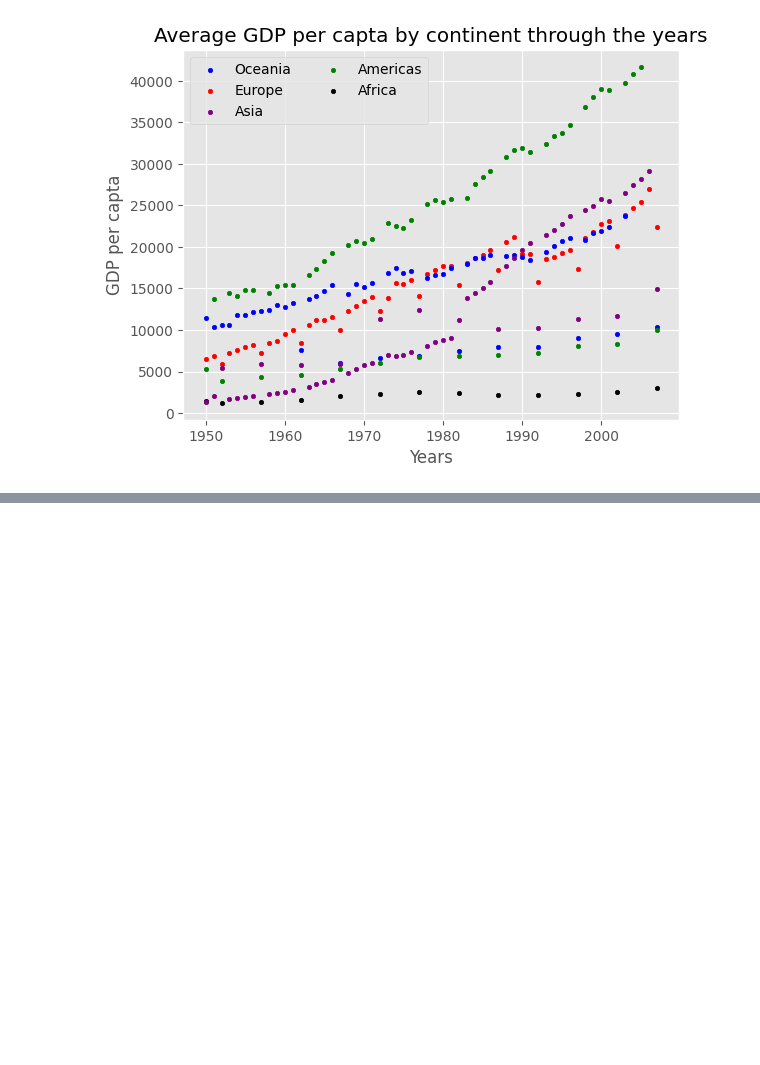
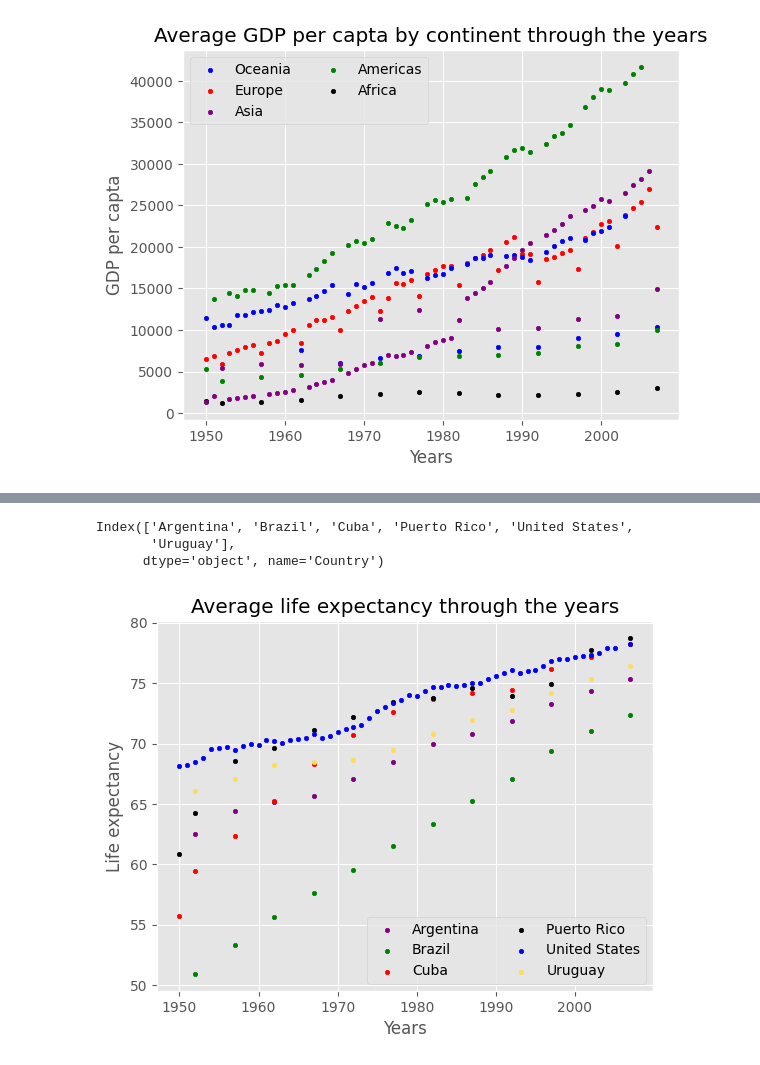
Before and after one commit to florescarol/gapminder_analysis, a Jupyter notebook: analysis.ipynb, the cells around one changed output, grey strips where cells are left out. Saved outputs shown, nothing was run; the diff lists cells and outputs as text; code cells hidden in the pictures; blank space fills up the shorter version.

```diff
--- a/analysis.ipynb
+++ b/analysis.ipynb
@@ -128,0 +155,32 @@ plt.legend(loc = "upper left", ncols = 2);
+# %%
+# Considering only top 5 countries + Brasil
+all_countries = life_exp_grouped_by_country.mean().sort_values(ascending=False)
+countries = all_countries[:5].keys().union(["Brazil"])
+countries
+# %% [output]
+Index(['Argentina', 'Brazil', 'Cuba', 'Puerto Rico', 'United States',
+       'Uruguay'],
+      dtype='object', name='Country')
+# %%
+colors_dictionary = {
+  "Argentina" : "Purple",
+  "Brazil" : "Green",
+  "Cuba" : "Red",
+  "Puerto Rico" : "Black",
+  "United States" : "Blue",
+  "Uruguay" : "#FFDB58"
+}
+
+for country in countries:
+  data = df.loc[df["Country"] == country]
+  plt.scatter(x = data["Year"],
+  y = data["Life expectancy"],
+  c = colors_dictionary[country],
+  s = 10, label = country)
+
+plt.xlabel("Years")
+plt.ylabel("Life expectancy")
+plt.title("Average life expectancy through the years");
+plt.legend(loc = "lower right", ncols = 2);
+# %% [output]
+[figure, added]
```
Also changed, not shown: parts of 11 cells of this notebook.
